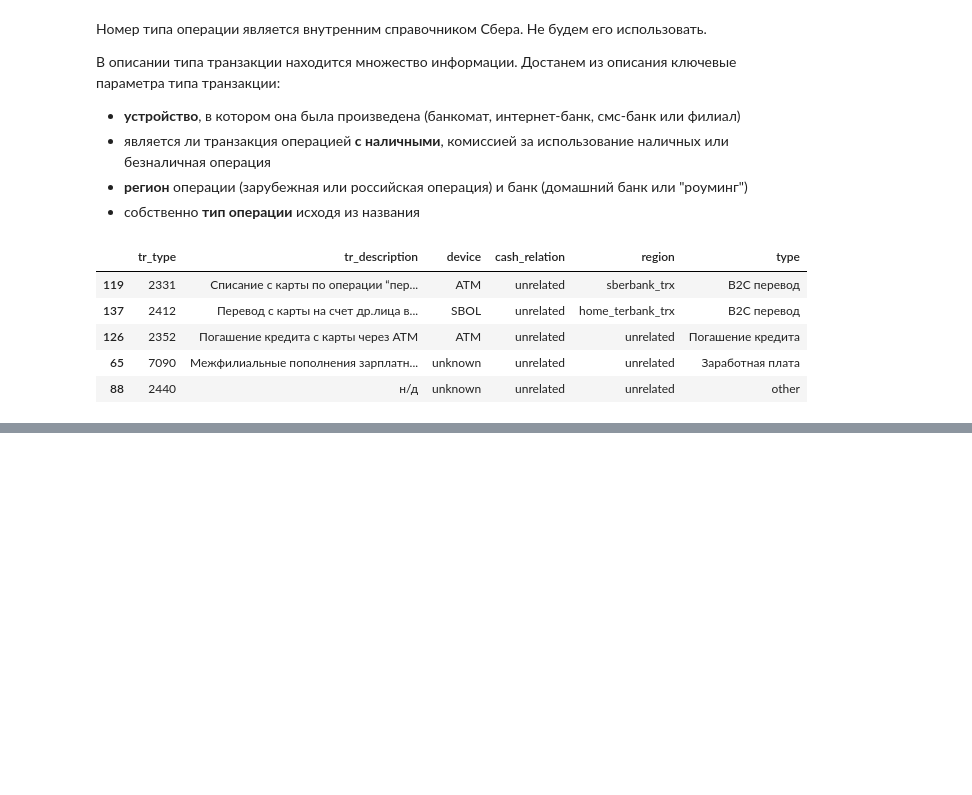
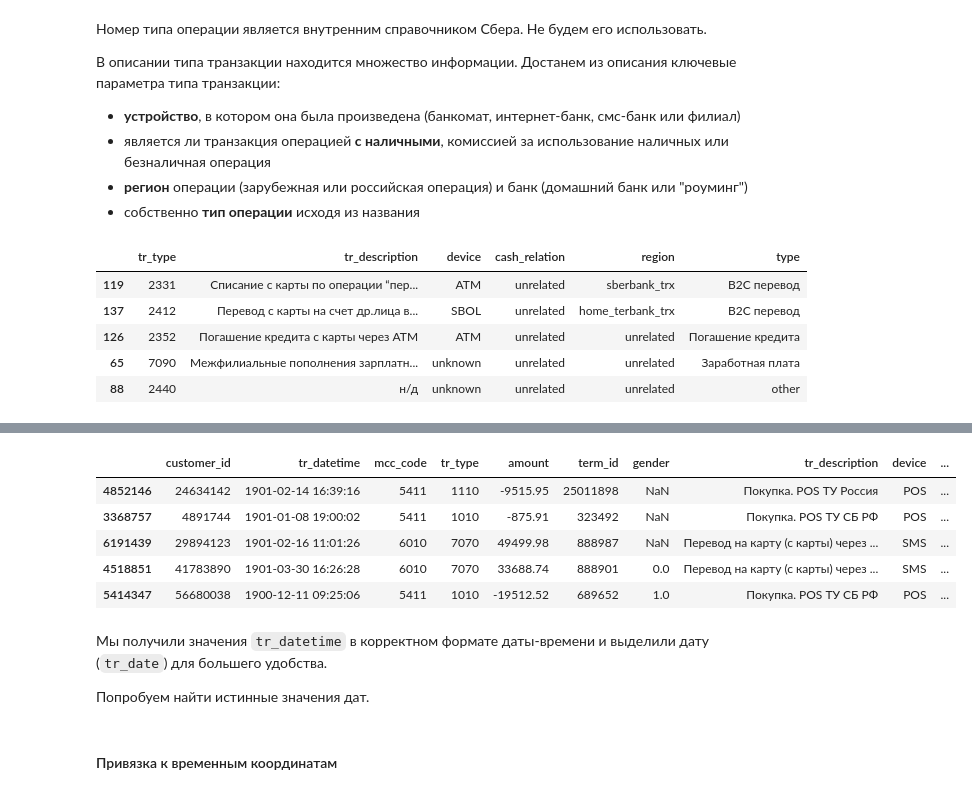
Before and after one commit to GreenArt11/sberkaggle, a Jupyter notebook: 2 transactions set.ipynb, the cells around one changed output, grey strips where cells are left out. Cells and saved outputs as stored; diff of their text form; code cells hidden in the pictures; blank space fills up the shorter version.

```diff
--- a/2 transactions set.ipynb
+++ b/2 transactions set.ipynb
@@ -219,0 +320,36 @@ tr_types.sample(5, random_state=11)
+# %%
+# Исправляем секунды: приводим 60 секунд к значению 59, проверяем есть ли записи со значением секунд больше 59.
+
+def seconds_fixer(string):
+    first_part = string[:-2:] # выделяем все до секунд
+    last_2chrs = string[-2::] # выделяем секунды
+
+    if int(last_2chrs) > 59:
+        last_2chrs = '59'
+
+    return (first_part+last_2chrs)
+
+rawset['tr_datetime'] = rawset['tr_datetime'].apply(seconds_fixer)
+
+
+# Снова пробуем преобразовать строку в формат даты-времени
+rawset['tr_datetime'] = rawset['tr_datetime'].apply(timeformatter)
+
+
+# добавляем отдельно поле даты
+rawset['tr_date'] = rawset['tr_datetime'].apply(lambda x: x.date())
+# %%
+rawset.sample(5, random_state=11)
+# %% [output]
+|  | customer_id | tr_datetime | mcc_code | tr_type | amount | term_id | gender | tr_description | device | ... |
+| 4852146 | 24634142 | 1901-02-14 16:39:16 | 5411 | 1110 | -9515.95 | 25011898 | NaN | Покупка. POS ТУ Россия | POS | ... |
+| 3368757 | 4891744 | 1901-01-08 19:00:02 | 5411 | 1010 | -875.91 | 323492 | NaN | Покупка. POS ТУ СБ РФ | POS | ... |
+| 6191439 | 29894123 | 1901-02-16 11:01:26 | 6010 | 7070 | 49499.98 | 888987 | NaN | Перевод на карту (с карты) через ... | SMS | ... |
+| 4518851 | 41783890 | 1901-03-30 16:26:28 | 6010 | 7070 | 33688.74 | 888901 | 0.0 | Перевод на карту (с карты) через ... | SMS | ... |
+| 5414347 | 56680038 | 1900-12-11 09:25:06 | 5411 | 1010 | -19512.52 | 689652 | 1.0 | Покупка. POS ТУ СБ РФ | POS | ... |
+# %% [markdown]
+Мы получили значения `tr_datetime` в корректном формате даты-времени и выделили дату (`tr_date`) для большего удобства.
+
+Попробуем найти истинные значения дат.
+# %% [markdown]
+#### Привязка к временным координатам
```
Also changed, not shown: parts of 15 cells of this notebook.
